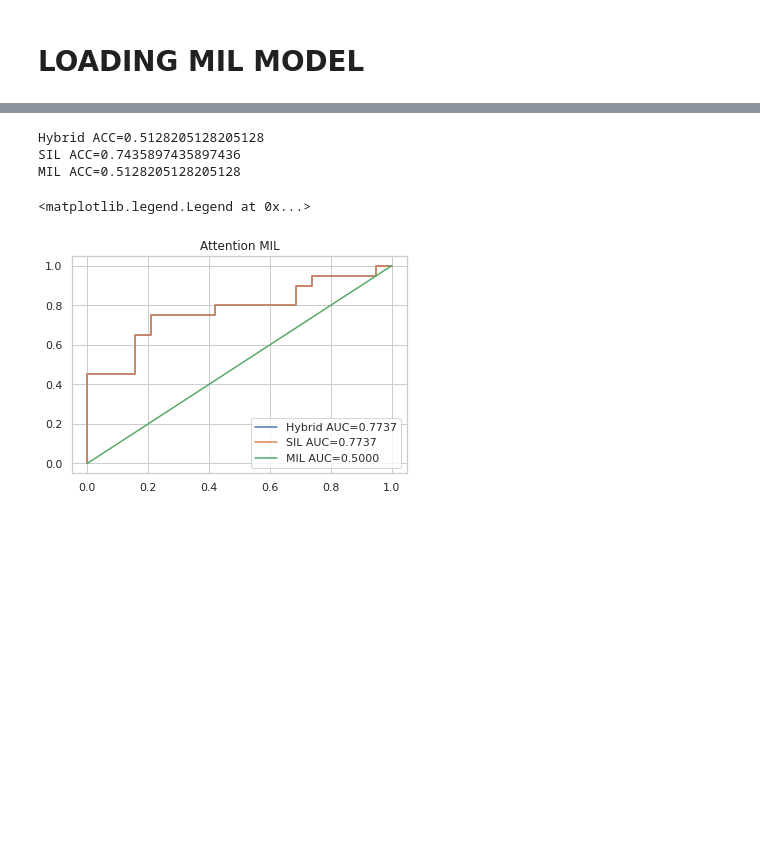
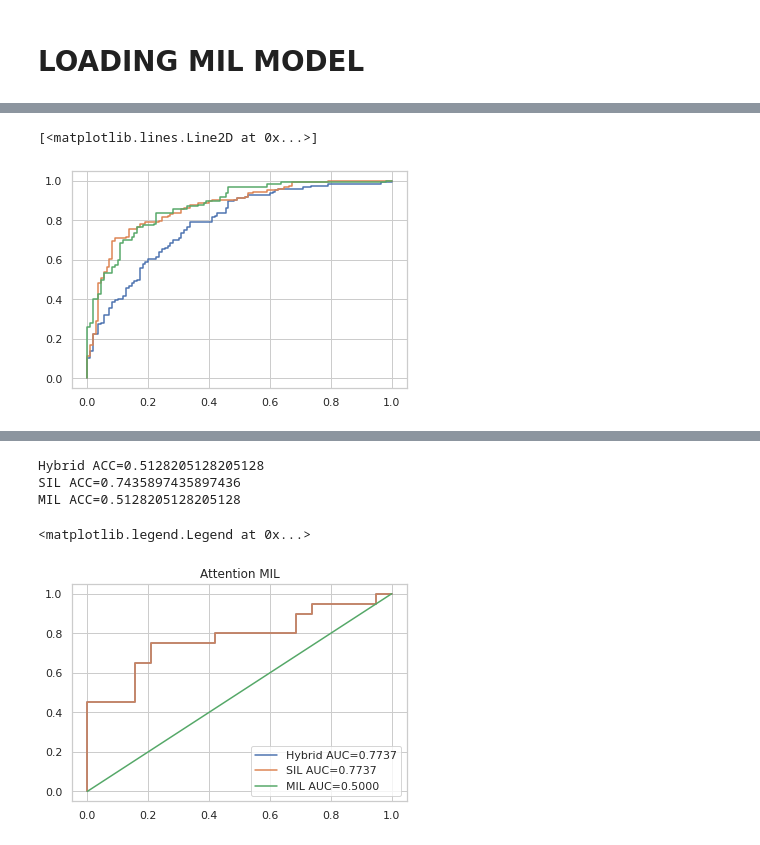
Before and after one commit to clvcooke/covid-blood, a Jupyter notebook: notebooks/MIL-stats.ipynb, the cells around one changed output, grey strips where cells are left out. Saved outputs shown, nothing was run; the diff lists cells and outputs as text; code cells hidden in the pictures; blank space fills up the shorter version.

```diff
--- a/notebooks/MIL-stats.ipynb
+++ b/notebooks/MIL-stats.ipynb
@@ -115,0 +356,8 @@ RuntimeError: Expected 4-dimensional input for 4-dimensional weight [64, 3, 7, 7
+# %%
+def histogram(data):
+    amnts, bins = np.histogram(data,bins=[0, 0.5, 1])
+    return amnts[-1]/(np.sum(amnts))
+
+def hist_pred(data, thresh=0.5):
+    amnts, bins = np.histogram(data,bins=[0, thresh, 1])
+    return int(amnts[0] < amnts[-1])
@@ -115,0 +712,11 @@ RuntimeError: Expected 4-dimensional input for 4-dimensional weight [64, 3, 7, 7
+# %%
+fpr_mil, tpr_mil, _ = roc_curve(all_labels, all_mil_preds)
+fpr_sil, tpr_sil, _ = roc_curve(all_labels, all_sil_preds)
+fpr_hyb, tpr_hyb, _ = roc_curve(all_labels, all_hyb_preds)
+# %%
+plt.plot(fpr_mil, tpr_mil, label='MIL')
+plt.plot(fpr_sil, tpr_sil, label='SIL')
+plt.plot(fpr_hyb, tpr_hyb, label='HYB')
+# %% [output]
+[<matplotlib.lines.Line2D at 0x...>]
+[figure, added]
```
Also changed, not shown: parts of 25 cells of this notebook, 12 other files.
